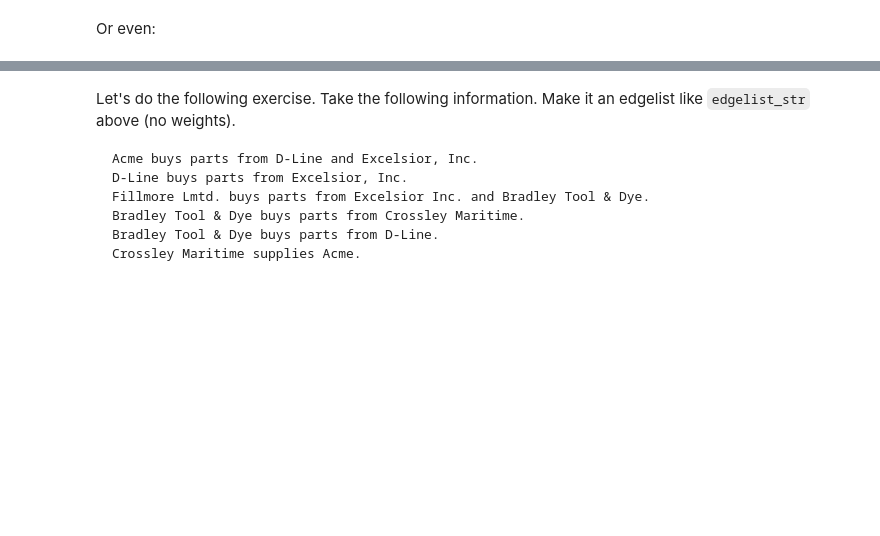
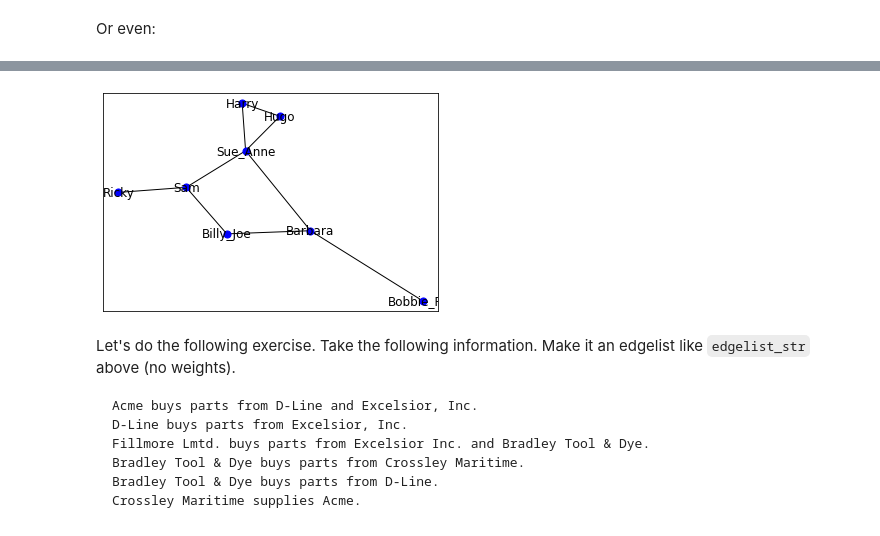
Before and after one commit to gawron/python-for-social-science, a Jupyter notebook: intro/python_types_nb.ipynb, the cells around one changed output, grey strips where cells are left out. Drawn from its saved outputs; the diff is of its cells as text; code cells hidden in the pictures; blank space fills up the shorter version.

```diff
--- a/intro/python_types_nb.ipynb
+++ b/intro/python_types_nb.ipynb
@@ -741,5 +764,7 @@ G1['Sue_Anne']['Sam']['weight']
 # %%
-nx.draw_networkx(G1)
+nx.draw_networkx(G1,node_color='blue',node_size=50)
+# %% [output]
+[figure, added]
 # %% [markdown]
 Let's do the following exercise.  Take the following information.  Make it an edgelist like `edgelist_str` above (no weights).
 
```
Also changed, not shown: parts of 28 cells of this notebook.
